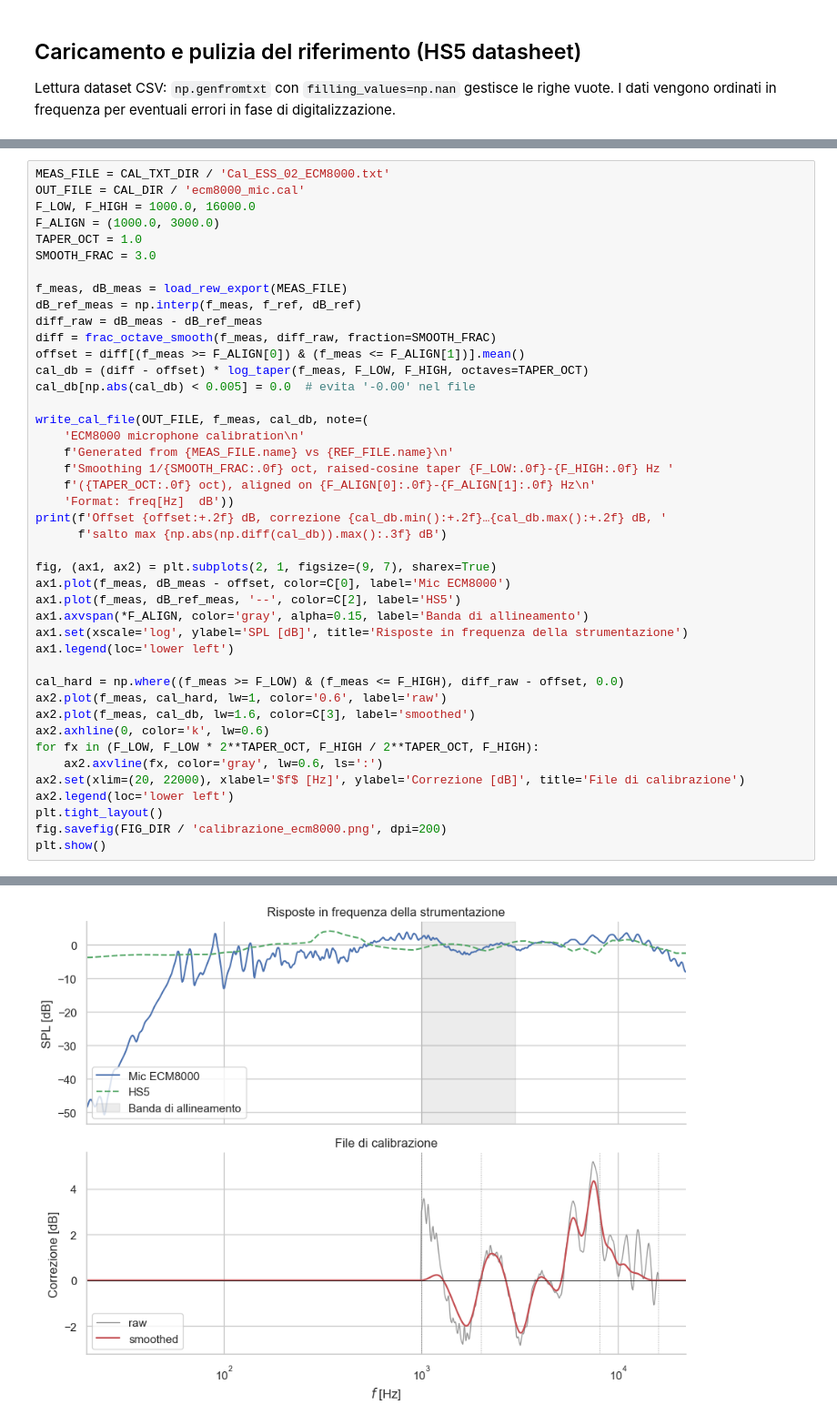
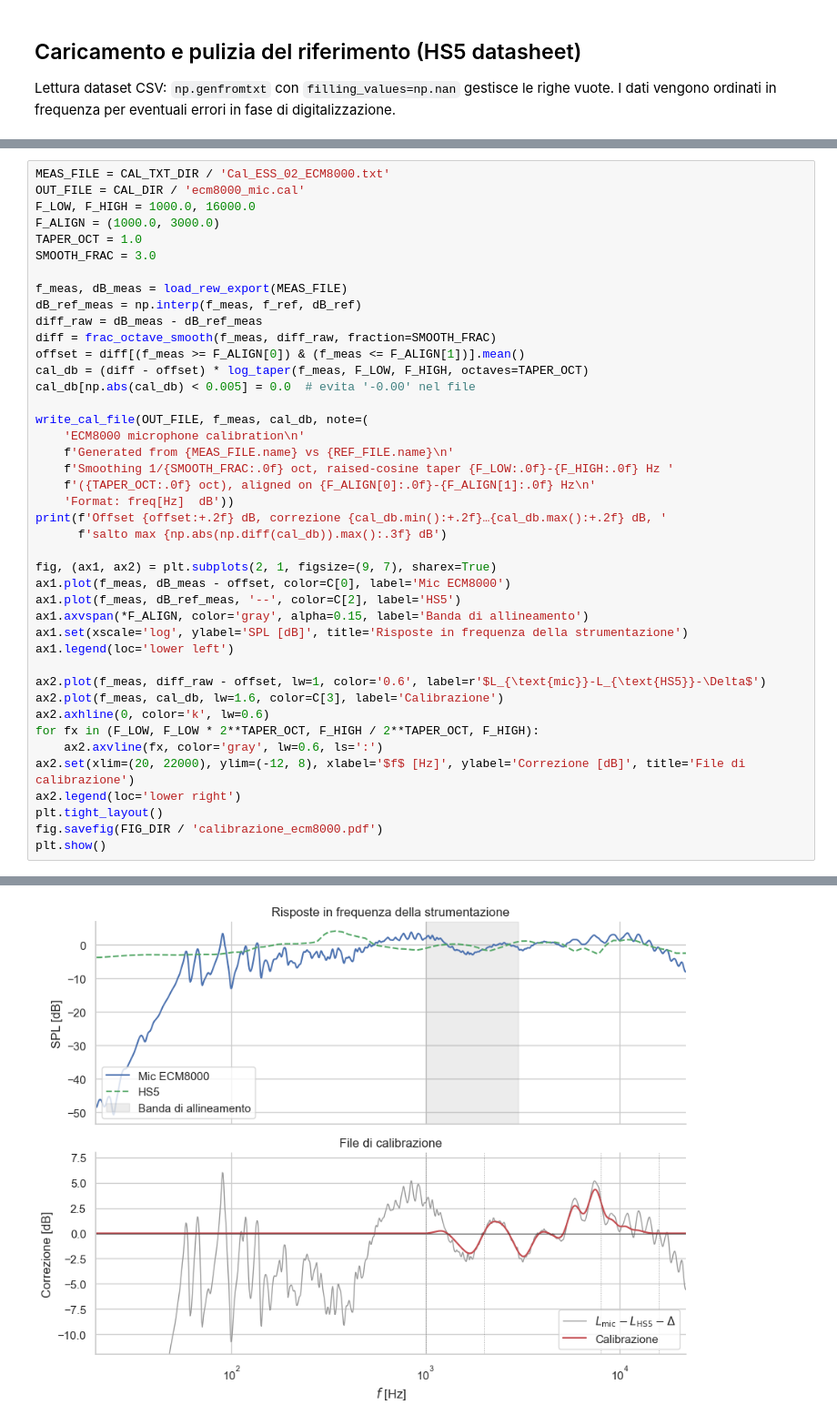
Before and after one commit to matteobernardi/Progetto-Acustica, a Jupyter notebook: notebooks/calibrazione.ipynb, the cells around one changed output, grey strips where cells are left out. Shown at 91% size. Saved outputs shown, nothing was run; the diff lists cells and outputs as text.

```diff
--- a/notebooks/calibrazione.ipynb
+++ b/notebooks/calibrazione.ipynb
@@ -89,37 +83,36 @@ f_meas, dB_meas = load_rew_export(MEAS_FILE)
 dB_ref_meas = np.interp(f_meas, f_ref, dB_ref)
 diff_raw = dB_meas - dB_ref_meas
 diff = frac_octave_smooth(f_meas, diff_raw, fraction=SMOOTH_FRAC)
 offset = diff[(f_meas >= F_ALIGN[0]) & (f_meas <= F_ALIGN[1])].mean()
 cal_db = (diff - offset) * log_taper(f_meas, F_LOW, F_HIGH, octaves=TAPER_OCT)
 cal_db[np.abs(cal_db) < 0.005] = 0.0  # evita '-0.00' nel file
 
 write_cal_file(OUT_FILE, f_meas, cal_db, note=(
     'ECM8000 microphone calibration\n'
     f'Generated from {MEAS_FILE.name} vs {REF_FILE.name}\n'
     f'Smoothing 1/{SMOOTH_FRAC:.0f} oct, raised-cosine taper {F_LOW:.0f}-{F_HIGH:.0f} Hz '
     f'({TAPER_OCT:.0f} oct), aligned on {F_ALIGN[0]:.0f}-{F_ALIGN[1]:.0f} Hz\n'
     'Format: freq[Hz]  dB'))
 print(f'Offset {offset:+.2f} dB, correzione {cal_db.min():+.2f}…{cal_db.max():+.2f} dB, '
       f'salto max {np.abs(np.diff(cal_db)).max():.3f} dB')
 
 fig, (ax1, ax2) = plt.subplots(2, 1, figsize=(9, 7), sharex=True)
 ax1.plot(f_meas, dB_meas - offset, color=C[0], label='Mic ECM8000')
 ax1.plot(f_meas, dB_ref_meas, '--', color=C[2], label='HS5')
 ax1.axvspan(*F_ALIGN, color='gray', alpha=0.15, label='Banda di allineamento')
 ax1.set(xscale='log', ylabel='SPL [dB]', title='Risposte in frequenza della strumentazione')
 ax1.legend(loc='lower left')
 
-cal_hard = np.where((f_meas >= F_LOW) & (f_meas <= F_HIGH), diff_raw - offset, 0.0)
-ax2.plot(f_meas, cal_hard, lw=1, color='0.6', label='raw')
-ax2.plot(f_meas, cal_db, lw=1.6, color=C[3], label='smoothed')
+ax2.plot(f_meas, diff_raw - offset, lw=1, color='0.6', label=r'$L_{\text{mic}}-L_{\text{HS5}}-\Delta$')
+ax2.plot(f_meas, cal_db, lw=1.6, color=C[3], label='Calibrazione')
 ax2.axhline(0, color='k', lw=0.6)
 for fx in (F_LOW, F_LOW * 2**TAPER_OCT, F_HIGH / 2**TAPER_OCT, F_HIGH):
     ax2.axvline(fx, color='gray', lw=0.6, ls=':')
-ax2.set(xlim=(20, 22000), xlabel='$f$ [Hz]', ylabel='Correzione [dB]', title='File di calibrazione')
-ax2.legend(loc='lower left')
+ax2.set(xlim=(20, 22000), ylim=(-12, 8), xlabel='$f$ [Hz]', ylabel='Correzione [dB]', title='File di calibrazione')
+ax2.legend(loc='lower right')
 plt.tight_layout()
-fig.savefig(FIG_DIR / 'calibrazione_ecm8000.png', dpi=200)
+fig.savefig(FIG_DIR / 'calibrazione_ecm8000.pdf')
 plt.show()
 # %% [output]
 Offset +89.31 dB, correzione -2.30…+4.34 dB, salto max 0.206 dB
-[figure, old version]
+[figure, new version]
```
Also changed, not shown: parts of 4 cells of this notebook, 21 other files.
